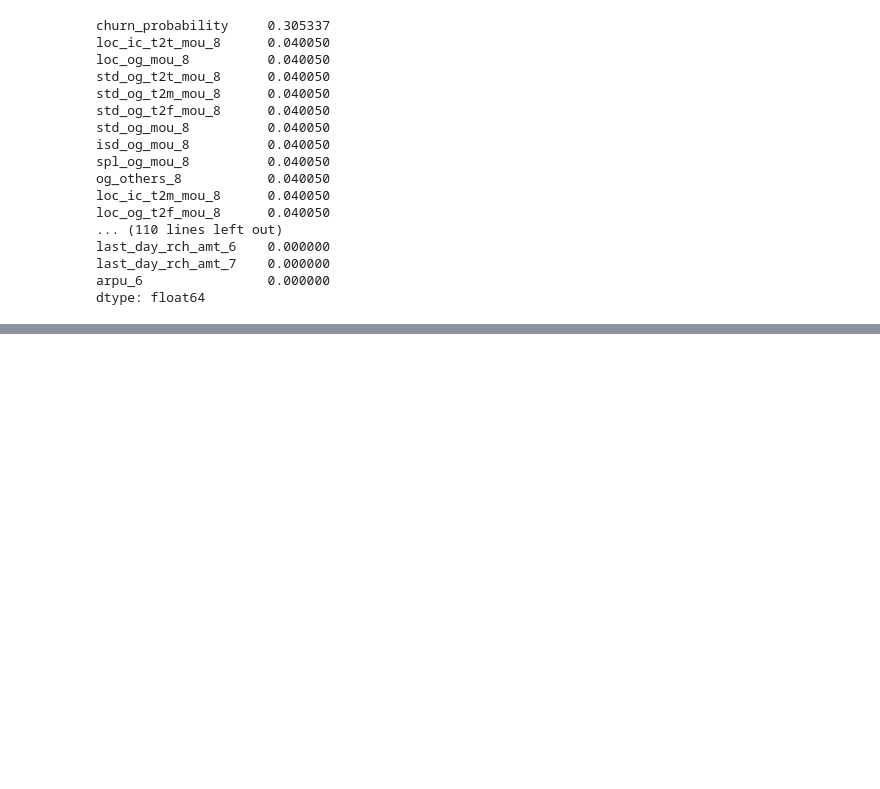
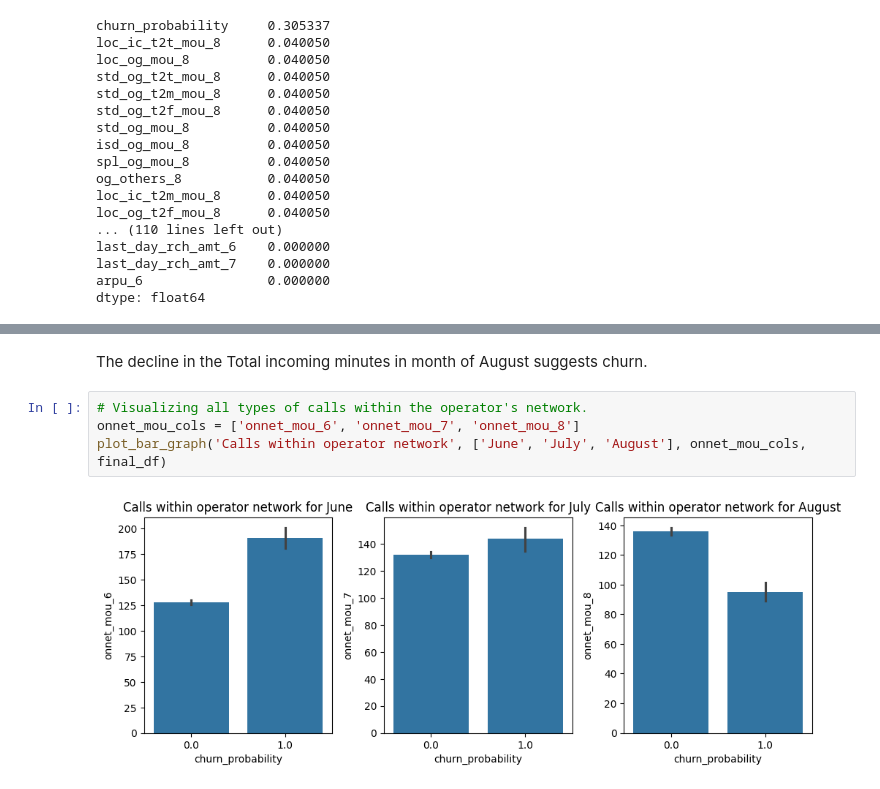
Before and after one commit to jhanjideepak/telecom-churn, a Jupyter notebook: telecome_churn.ipynb, the cells around one changed output, grey strips where cells are left out. Cells and saved outputs as stored; diff of their text form; blank space fills up the shorter version.

```diff
--- a/telecome_churn.ipynb
+++ b/telecome_churn.ipynb
@@ -294,0 +444,8 @@ dtype: float64
+# %% [markdown]
+The decline in the Total incoming minutes in month of August suggests churn.
+# %%
+# Visualizing all types of calls within the operator's network.
+onnet_mou_cols = ['onnet_mou_6', 'onnet_mou_7', 'onnet_mou_8']
+plot_bar_graph('Calls within operator network', ['June', 'July', 'August'], onnet_mou_cols, final_df)
+# %% [output]
+[figure, added]
```
Also changed, not shown: parts of 46 cells of this notebook.
